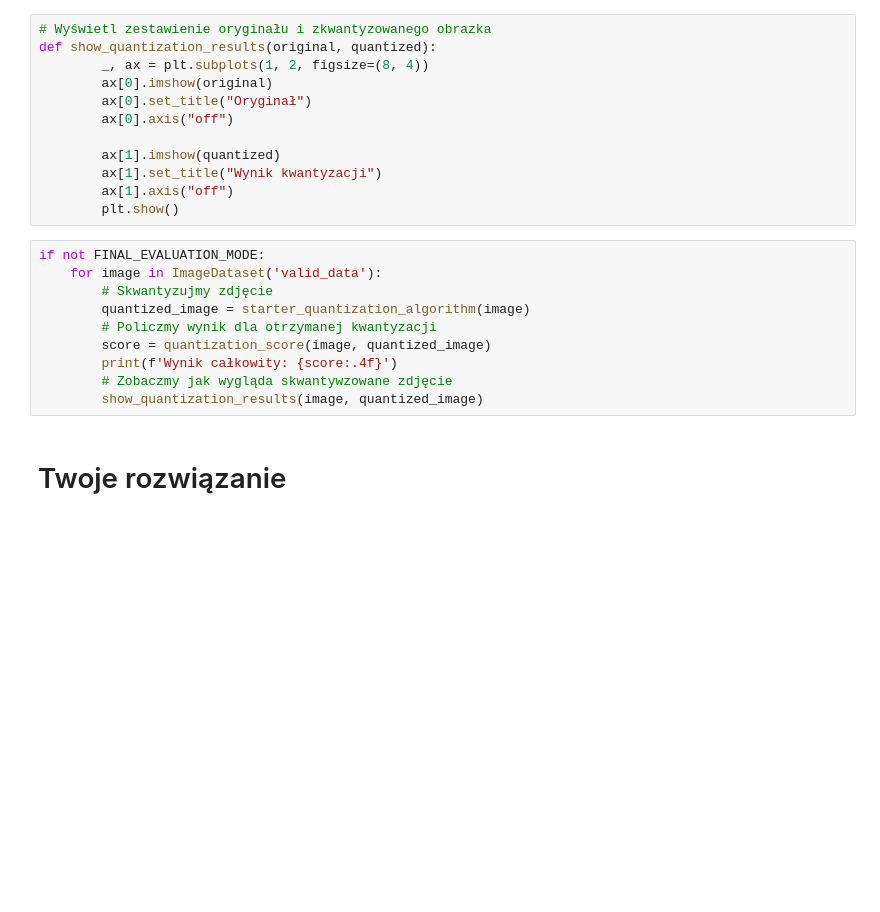
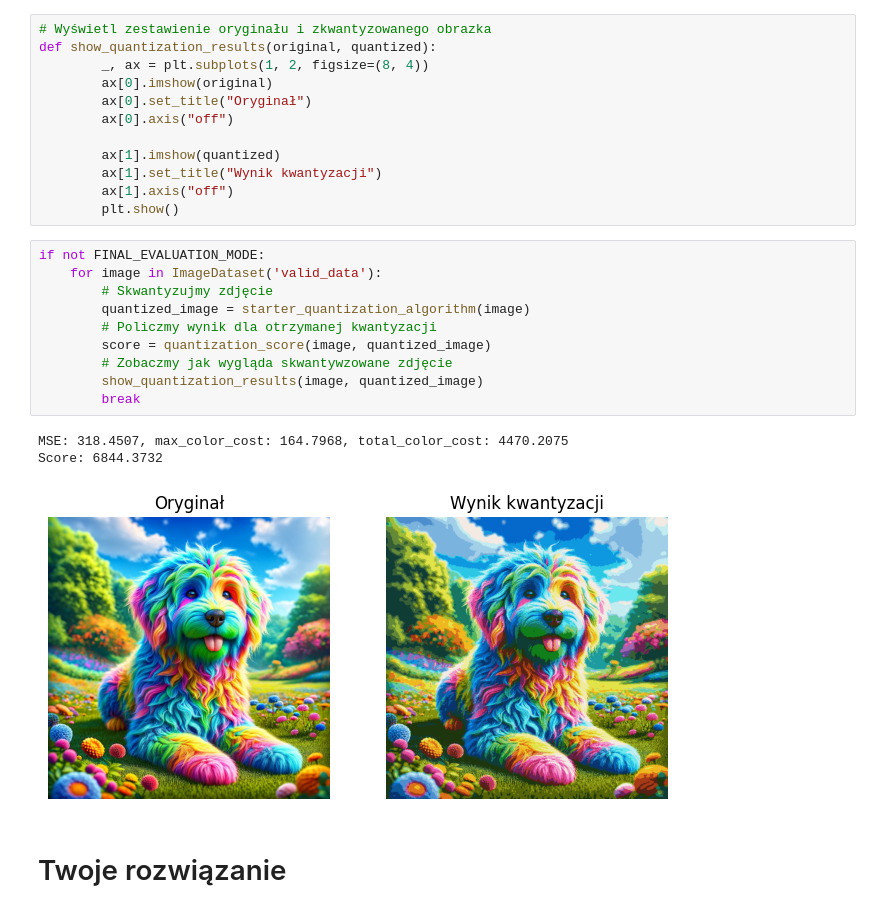
Before and after one commit to OlimpiadaAI/I-OlimpiadaAI, a Jupyter notebook: kwantyzacja_kolorow/kwantyzacja_kolorow.ipynb, the cells around one changed output. Drawn from its saved outputs; the diff is of its cells as text; blank space fills up the shorter version.

```diff
--- a/kwantyzacja_kolorow/kwantyzacja_kolorow.ipynb
+++ b/kwantyzacja_kolorow/kwantyzacja_kolorow.ipynb
@@ -140,13 +169,17 @@ def show_quantization_results(original, quantized):
 # %%
 if not FINAL_EVALUATION_MODE:
     for image in ImageDataset('valid_data'):
         # Skwantyzujmy zdjęcie
         quantized_image = starter_quantization_algorithm(image)
         # Policzmy wynik dla otrzymanej kwantyzacji
         score = quantization_score(image, quantized_image)
-        print(f'Wynik całkowity: {score:.4f}')
         # Zobaczmy jak wygląda skwantywzowane zdjęcie
         show_quantization_results(image, quantized_image)
+        break
+# %% [output]
+MSE: 318.4507, max_color_cost: 164.7968, total_color_cost: 4470.2075
+Score: 6844.3732
+[figure, added]
 # %% [markdown]
 # Twoje rozwiązanie
 # %% [markdown]
```
Also changed, not shown: parts of 5 cells of this notebook, 6 other files.
